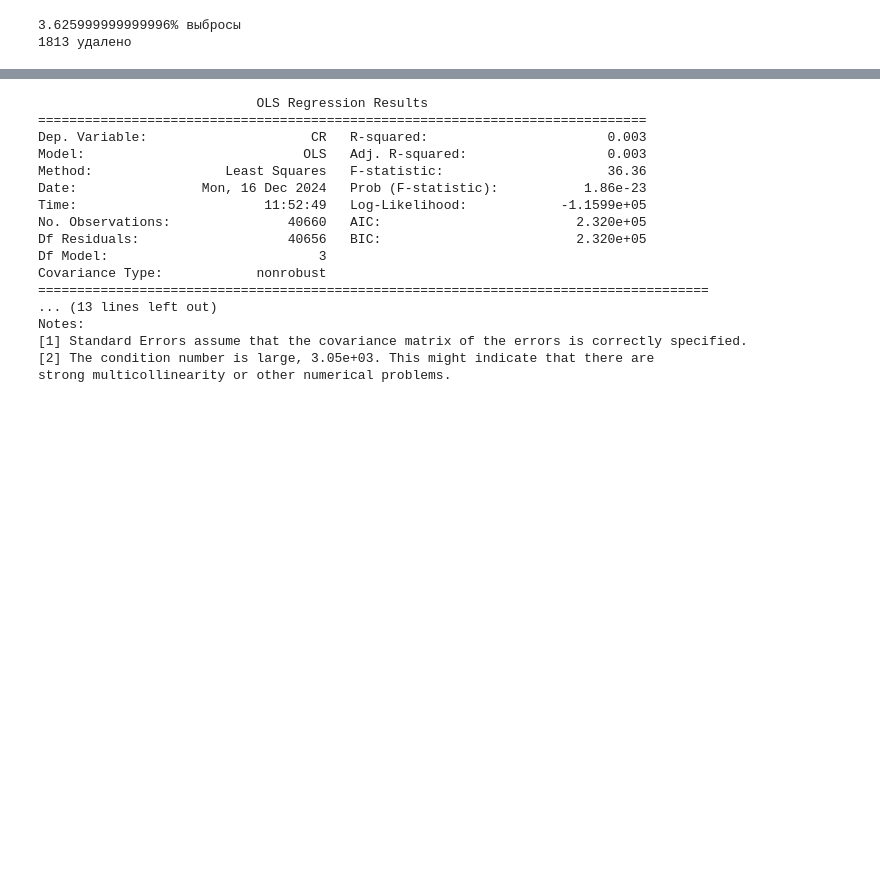
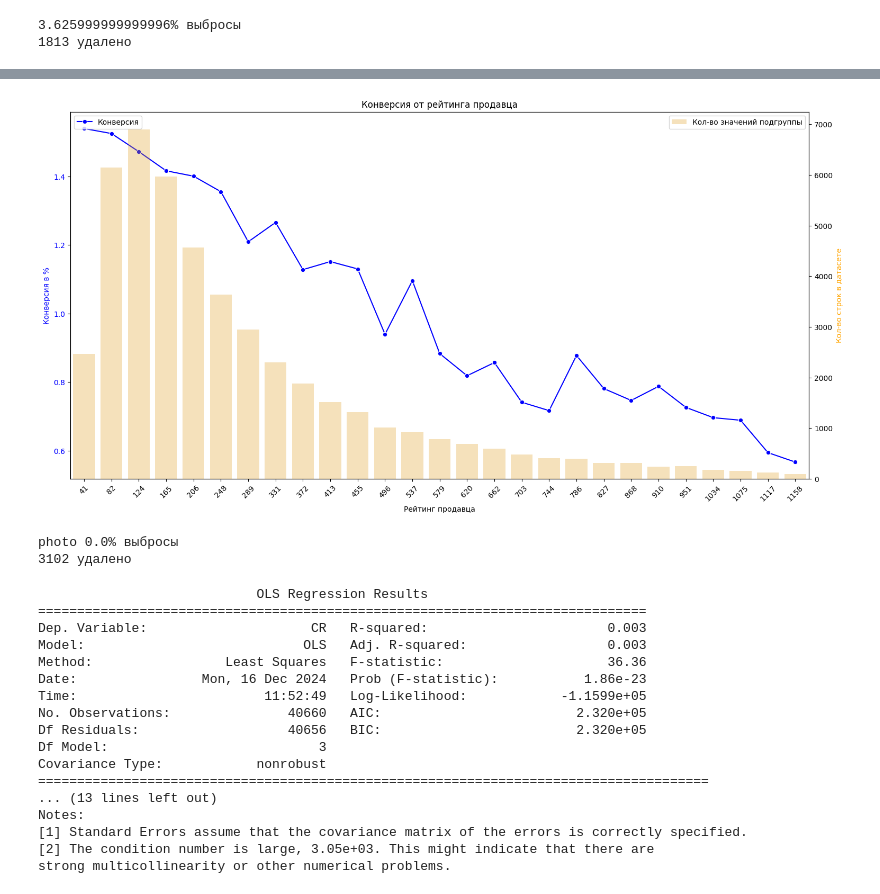
Before and after one commit to DukeTime/FinalDano2024, a Jupyter notebook: hipotesis1.ipynb, the cells around one changed output, grey strips where cells are left out. Saved outputs shown, nothing was run; the diff lists cells and outputs as text; code cells hidden in the pictures; blank space fills up the shorter version.

```diff
--- a/hipotesis1.ipynb
+++ b/hipotesis1.ipynb
@@ -202,3 +255,20 @@ photo 0.0020000000000024443% выбросы
+# %%
+from sklearn.linear_model import LinearRegression
+
+# Определение интервалов для удаления
+intervals_to_remove = [pd.Interval(left=1158.62, right=1200.0), pd.Interval(left=951.72, right=993.1)]
+
+# Фильтрация DataFrame, удаляя строки, которые попадают в указанные интервалы
+df_ = description_lengthCR[~description_lengthCR['bins'].isin(intervals_to_remove)]
+
+plot_line_count_grouped(df_, 'Конверсия от рейтинга продавца', 'Рейтинг продавца', 'Конверсия в %', df, bins=7)
+print('photo', str((1 - (len(df['CR']) / f)) * 100 - float(procentage)) + '% выбросы')
+procentage = str((1 - (len(df['CR']) / f)) * 100)
+print(f - len(df['CR']), 'удалено')
+# %% [output]
+[figure, added]
+photo 0.0% выбросы
+3102 удалено
 # %%
 import statsmodels.api as sm
 
```
Also changed, not shown: parts of 2 cells of this notebook.
